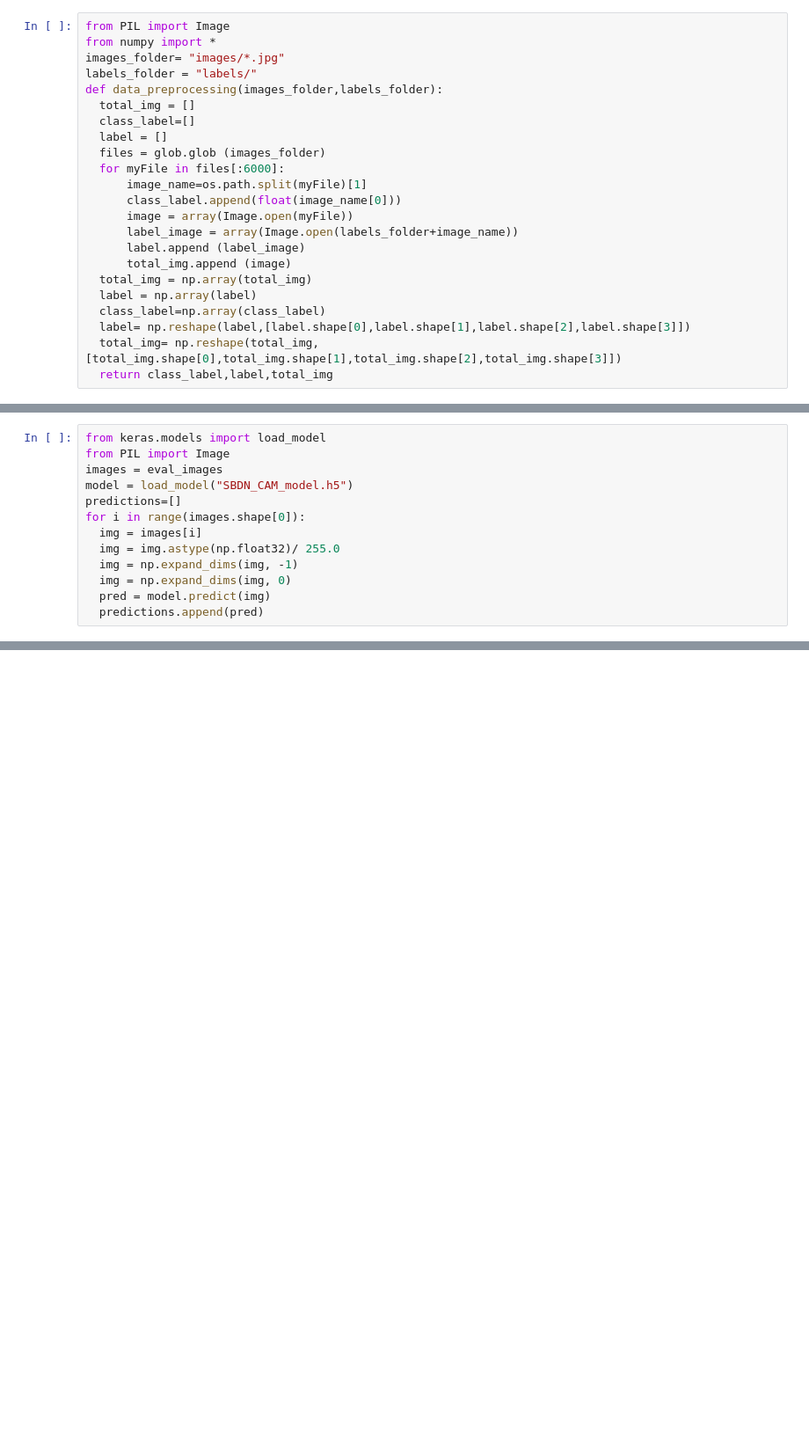
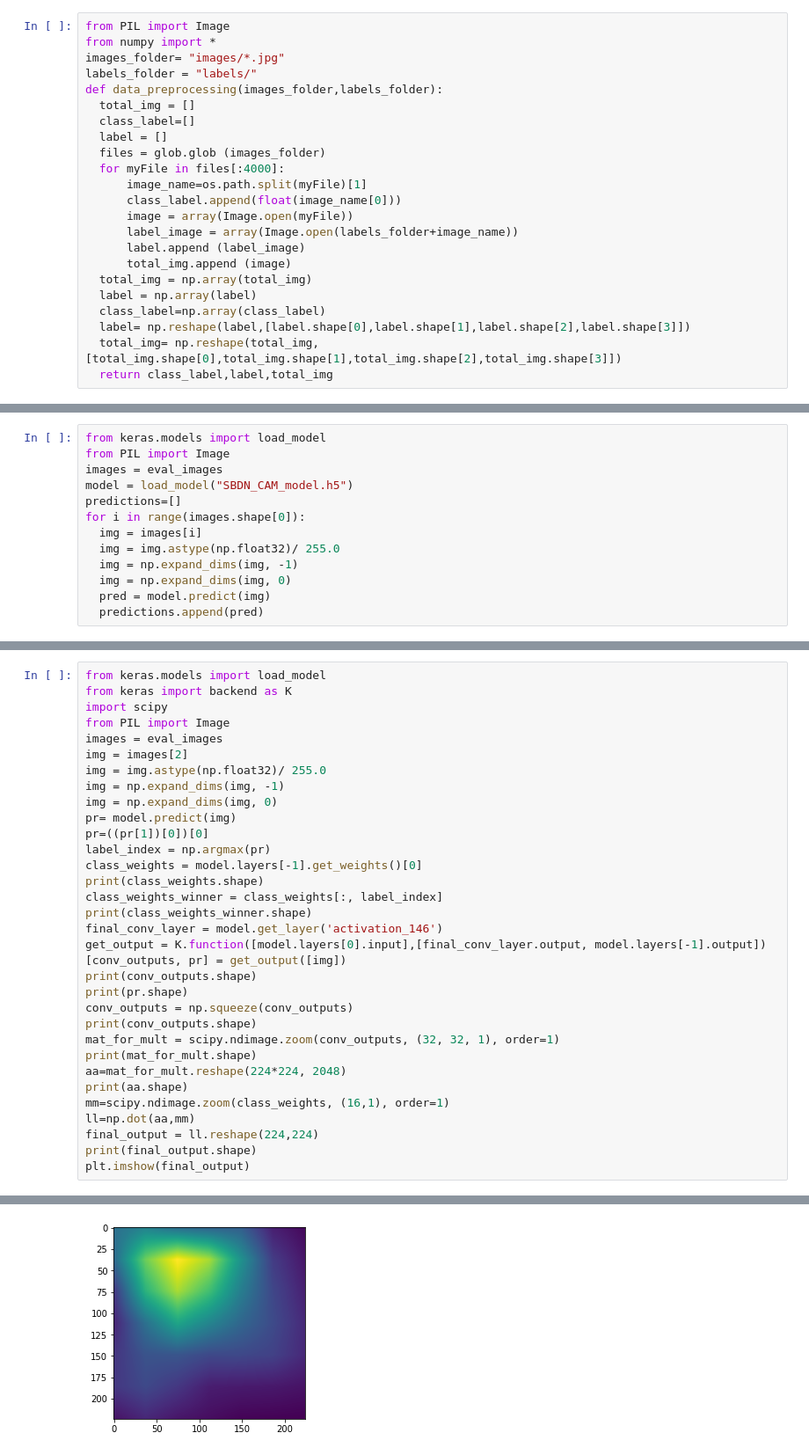
Before and after one commit to MasoudMoeini/Google-Street-View-Images-Blur-Detection, a Jupyter notebook: SBDN_CAM.ipynb, the cells around one changed output, grey strips where cells are left out. Shown at 88% size. Drawn from its saved outputs; the diff is of its cells as text; blank space fills up the shorter version.

```diff
--- a/SBDN_CAM.ipynb
+++ b/SBDN_CAM.ipynb
@@ -29,7 +33,7 @@ def data_preprocessing(images_folder,labels_folder):
   class_label=[]
   label = []
   files = glob.glob (images_folder)
-  for myFile in files[:6000]:
+  for myFile in files[:4000]:
       image_name=os.path.split(myFile)[1]
       class_label.append(float(image_name[0]))
       image = array(Image.open(myFile))
@@ -277,0 +278,34 @@ Average Intersection over Union IoU for Blur Detection:  0.71602035
+# %%
+from keras.models import load_model
+from keras import backend as K
+import scipy
+from PIL import Image
+images = eval_images
+img = images[2]
+img = img.astype(np.float32)/ 255.0
+img = np.expand_dims(img, -1)
+img = np.expand_dims(img, 0)
+pr= model.predict(img)
+pr=((pr[1])[0])[0]
+label_index = np.argmax(pr)
+class_weights = model.layers[-1].get_weights()[0]
+print(class_weights.shape)
+class_weights_winner = class_weights[:, label_index]
+print(class_weights_winner.shape)
+final_conv_layer = model.get_layer('activation_146')
+get_output = K.function([model.layers[0].input],[final_conv_layer.output, model.layers[-1].output])
+[conv_outputs, pr] = get_output([img])
+print(conv_outputs.shape)
+print(pr.shape)
+conv_outputs = np.squeeze(conv_outputs)
+print(conv_outputs.shape)
+mat_for_mult = scipy.ndimage.zoom(conv_outputs, (32, 32, 1), order=1)
+print(mat_for_mult.shape)
+aa=mat_for_mult.reshape(224*224, 2048)
+print(aa.shape)
+mm=scipy.ndimage.zoom(class_weights, (16,1), order=1)
+ll=np.dot(aa,mm)
+final_output = ll.reshape(224,224)
+print(final_output.shape)
+plt.imshow(final_output)
+# %% [output]
@@ -277,0 +322 @@ Average Intersection over Union IoU for Blur Detection:  0.71602035
+[figure, added]
```
Also changed, not shown: parts of 24 cells of this notebook.
